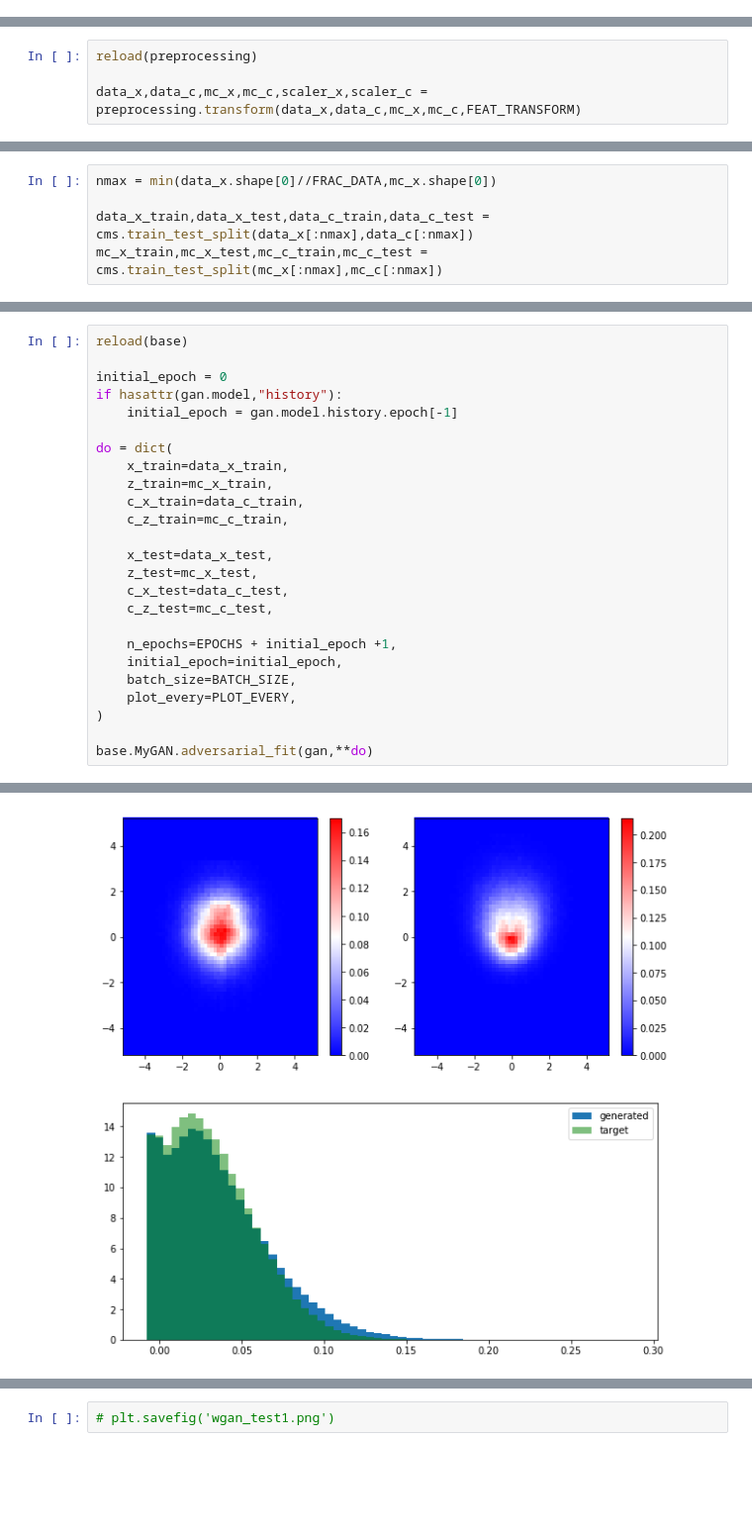
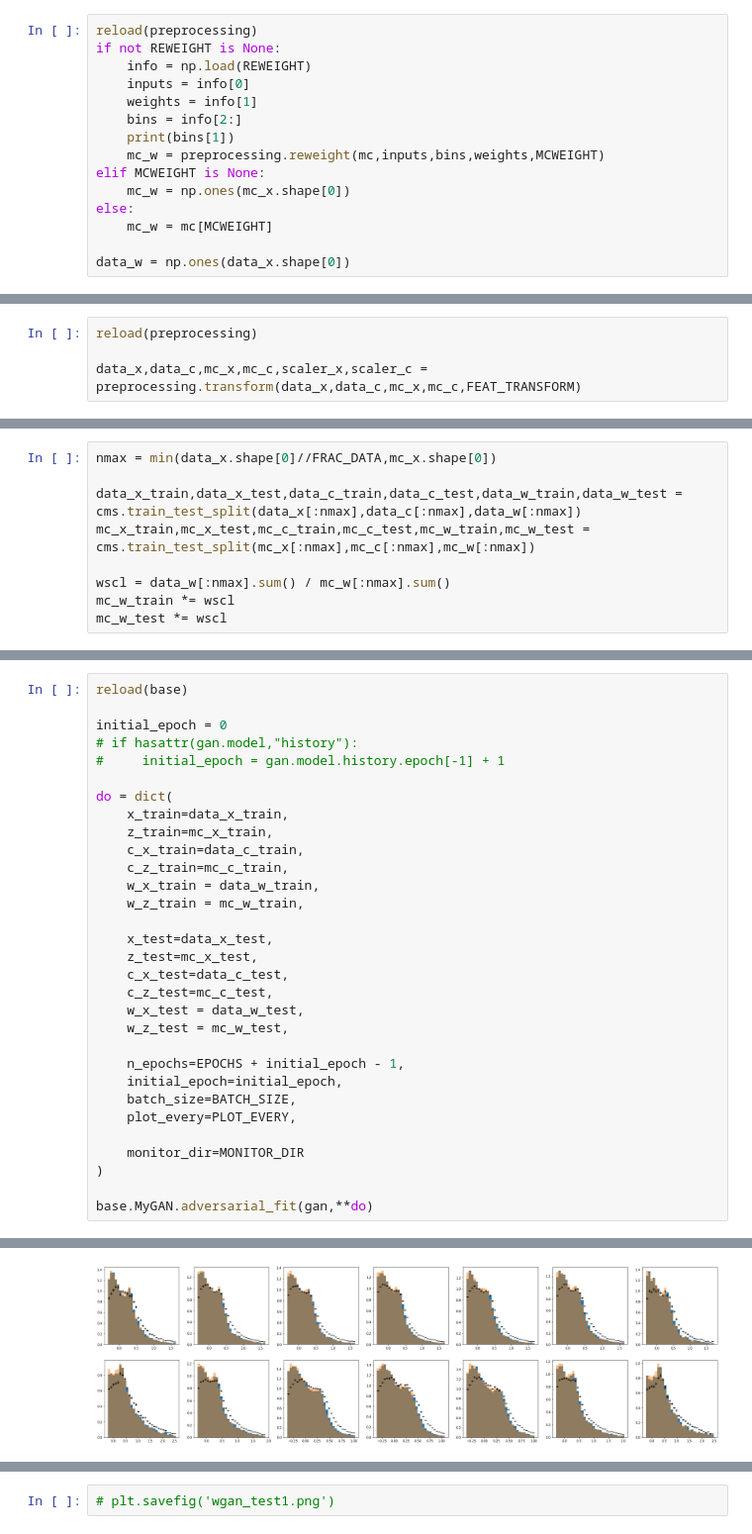
Before and after one commit to alberto-giampaolo/GAN, a Jupyter notebook: cms_zee_conditional_wgan.ipynb, the cells around one changed output, grey strips where cells are left out. Shown at 99% size. Cells and saved outputs as stored; diff of their text form; blank space fills up the shorter version.

```diff
--- a/cms_zee_conditional_wgan.ipynb
+++ b/cms_zee_conditional_wgan.ipynb
@@ -118,0 +134,15 @@ mc_x.columns, mc_c.columns
+# %%
+reload(preprocessing)
+if not REWEIGHT is None:
+    info = np.load(REWEIGHT)
+    inputs = info[0]
+    weights = info[1]
+    bins = info[2:]
+    print(bins[1])
+    mc_w = preprocessing.reweight(mc,inputs,bins,weights,MCWEIGHT)
+elif MCWEIGHT is None:
+    mc_w = np.ones(mc_x.shape[0])
+else:
+    mc_w = mc[MCWEIGHT]
+
+data_w = np.ones(data_x.shape[0])
@@ -276,6 +292,10 @@ for ic in range(len(c_names)):
 # %%
 nmax = min(data_x.shape[0]//FRAC_DATA,mc_x.shape[0])
 
-data_x_train,data_x_test,data_c_train,data_c_test = cms.train_test_split(data_x[:nmax],data_c[:nmax])
-mc_x_train,mc_x_test,mc_c_train,mc_c_test = cms.train_test_split(mc_x[:nmax],mc_c[:nmax])
+data_x_train,data_x_test,data_c_train,data_c_test,data_w_train,data_w_test = cms.train_test_split(data_x[:nmax],data_c[:nmax],data_w[:nmax])
+mc_x_train,mc_x_test,mc_c_train,mc_c_test,mc_w_train,mc_w_test = cms.train_test_split(mc_x[:nmax],mc_c[:nmax],mc_w[:nmax])
+
+wscl = data_w[:nmax].sum() / mc_w[:nmax].sum()
+mc_w_train *= wscl
+mc_w_test *= wscl
 # %%
@@ -293,24 +313,30 @@ if PRETRAIN_G:
 reload(base)
 
 initial_epoch = 0
-if hasattr(gan.model,"history"):
-    initial_epoch = gan.model.history.epoch[-1]
+# if hasattr(gan.model,"history"):
+#     initial_epoch = gan.model.history.epoch[-1] + 1
 
 do = dict(
     x_train=data_x_train,
     z_train=mc_x_train,
     c_x_train=data_c_train,
     c_z_train=mc_c_train,
+    w_x_train = data_w_train,
+    w_z_train = mc_w_train,
 
     x_test=data_x_test,
     z_test=mc_x_test,
     c_x_test=data_c_test,
     c_z_test=mc_c_test,
+    w_x_test = data_w_test,
+    w_z_test = mc_w_test,
 
-    n_epochs=EPOCHS + initial_epoch +1,
+    n_epochs=EPOCHS + initial_epoch - 1,
     initial_epoch=initial_epoch,
     batch_size=BATCH_SIZE,
     plot_every=PLOT_EVERY,
+
+    monitor_dir=MONITOR_DIR
 )
 
 base.MyGAN.adversarial_fit(gan,**do)
@@ -319 +361 @@ Epoch 1/101
-[figure, old version]
+[figure, new version]
```
Also changed, not shown: parts of 23 cells of this notebook, 8 other files.
